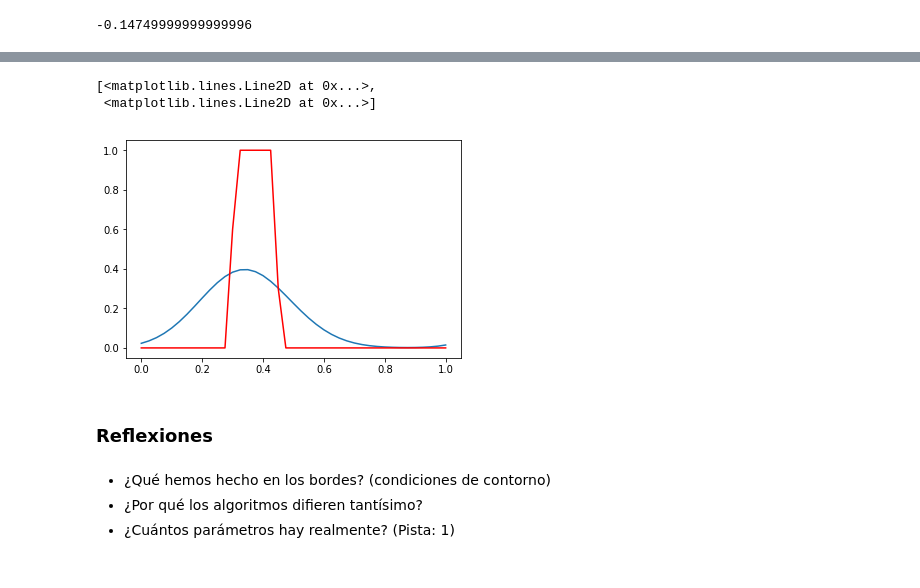
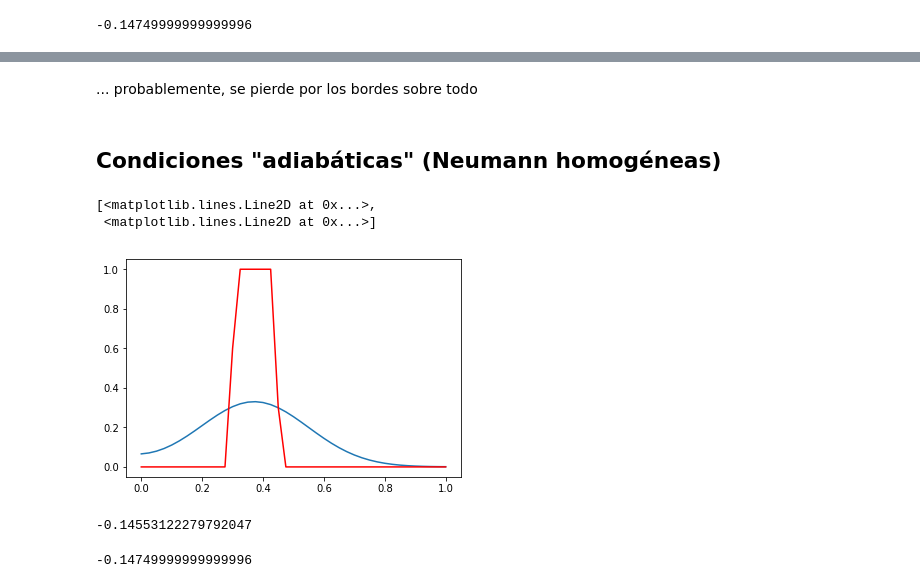
Before and after one commit to ddcampayo/ddcampayo.github.io, a Jupyter notebook: Curso_CFD_OS_2019/notebooks/difusion_reading.ipynb, the cells around one changed output, grey strips where cells are left out. Cells and saved outputs as stored; diff of their text form; code cells hidden in the pictures.

```diff
--- a/Curso_CFD_OS_2019/notebooks/difusion_reading.ipynb
+++ b/Curso_CFD_OS_2019/notebooks/difusion_reading.ipynb
@@ -98,19 +98,38 @@ integrate.trapz( x, uf)
-# %%
-u = u0.copy()
-
-for n in range(nt):
-    un = u.copy()
-    for i in range( 0 , nx ):
-        u[i] = un[i] - Co  * (un[i] - un[i-1])
+# %% [markdown]
+... probablemente, se pierde por los bordes sobre todo
+# %% [markdown]
+## Condiciones "adiabáticas" (Neumann homogéneas)
+# %%
+u[ 0 ] = u0[0]
+u[-1]  = u0[-1]
+u[ 1 : nx +1 ] = u0
+
+I = [I0]
+# %%
+for n in range( nt ):
+    un = u.copy()
+    un [0]  = un[1]   # derivada cero a la izquierda
+    un [-1] = un[-2]  # derivada cero a la derecha
+
+    # una alternativa sería hacer un bucle de 2 a nx sólo, con expresiones
+    # especiales para 1 y nx+1
+    for i in range( 1 , nx +1 ):
+           u[i] = un[i] + (Co / 2.0) * (un[i+1] + un[i-1] - 2 * un[i] )
+
+    I.append(  integrate.trapz( x, u[1 : nx+1 ] ) )
+# %%
+uf = u[ 1 : nx +1 ]
 # %%
-plt.plot(x , u , x , u0 , 'r')
+plt.plot(x , uf , x , u0 , 'r')
 # %% [output]
 [<matplotlib.lines.Line2D at 0x...>,
  <matplotlib.lines.Line2D at 0x...>]
-[figure, old version]
+[figure, new version]
-# %% [markdown]
-### Reflexiones
-# %% [markdown]
-* ¿Qué hemos hecho en los bordes? (condiciones de contorno)
-* ¿Por qué los algoritmos difieren tantísimo?
-* ¿Cuántos parámetros hay realmente? (Pista: 1)
+# %%
+integrate.trapz( x, uf )
+# %% [output]
+-0.14553122279792047
+# %%
+I0
+# %% [output]
+-0.14749999999999996
```
Also changed, not shown: parts of 16 cells of this notebook, 1 other file.
